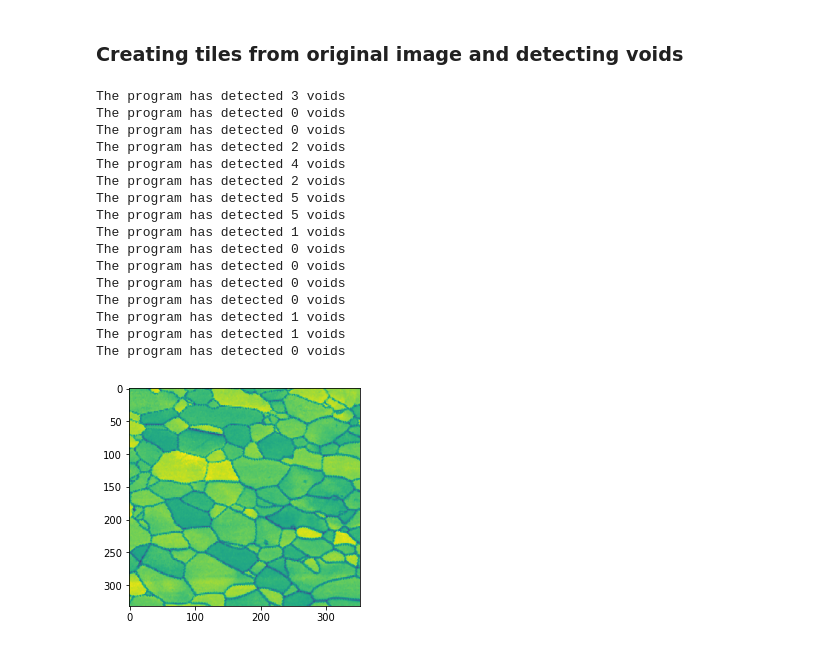
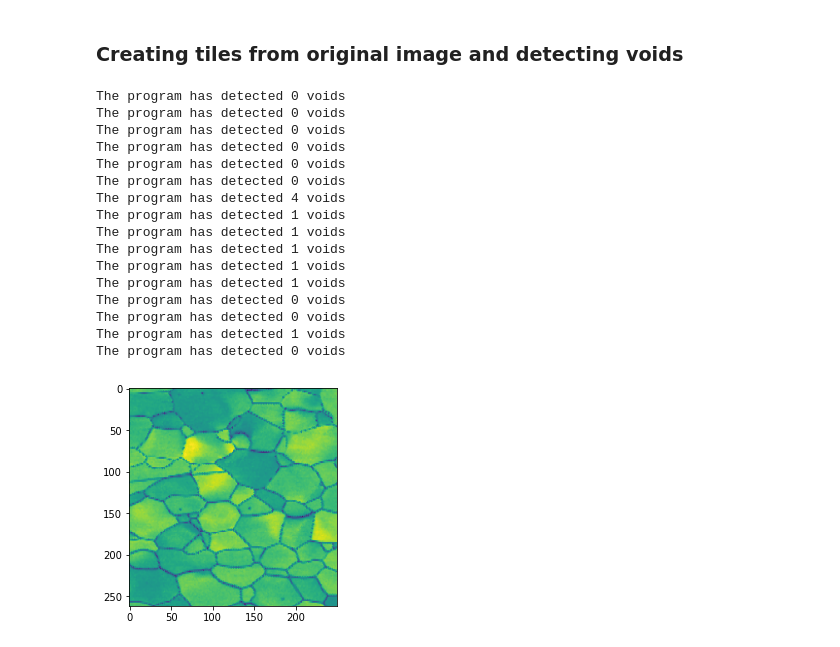
Before and after one commit to bruno-manoel-dbki/tantalum, a Jupyter notebook: source/Divide_et_Vince.ipynb, the cells around one changed output. Drawn from its saved outputs; the diff is of its cells as text; code cells hidden in the pictures.

```diff
--- a/source/Divide_et_Vince.ipynb
+++ b/source/Divide_et_Vince.ipynb
@@ -25,7 +26,7 @@ import find_voids as fv
 # %%
 
 folder = "../data/"
-file = "1_005"
+file = "1_001"
 path = folder + file
 
 #%%
@@ -58,3 +59,24 @@ df = pd.DataFrame(  data = sample,
                                "grain_right","grain_left"                             #20-21
                                ]
                  )
+# %%
+
+df_left = df[['left_phi1','left_PHI','left_phi2','grain_left']]
+df_left = df_left.rename(columns={"grain_left": "grain"})
+
+df_left = df_left[~df_left.grain.duplicated()].sort_values('grain')
+df_left = df_left.set_index('grain')
+
+
+
+df_right = df[['right_phi1','right_PHI','right_phi2','grain_right']]
+df_right = df_right.rename(columns={"grain_right": "grain"})
+
+df_right = df_right[~df_right.grain.duplicated()].sort_values('grain')
+df_right = df_right.set_index('grain')
+
+
+
+df_grains = df_left.join(df_right)
+
+df_grains_norm = (df_grains - df_grains.min()) / (df_grains.max() - df_grains.min())
@@ -60,0 +174,4 @@ df = pd.DataFrame(  data = sample,
+# %%
+for tile in tiles:
+#    centers, radii, vheight, image, drawing = fv.find_voids_2(tile)
+    plt.imshow(tile)
@@ -88,28 +218,28 @@ len(tiles)
 # %%
 
 grey_img = cv2.imread(path+ '.jpg', 0)
-grey_img = cv2.resize(gb_img,(width,height),interpolation = cv2.INTER_AREA)
+grey_img = cv2.resize(grey_img,(width,height),interpolation = cv2.INTER_AREA)
 
 tiles_grey = [grey_img[x:x+M,y:y+N] for x in range(0,grey_img.shape[0],M) for y in range(0,grey_img.shape[1],N)]
 
 for tile in tiles_grey:
     centers, radii, vheight, image, drawing = fv.find_voids_2(tile)
     plt.imshow(tile)
 # %% [output]
-The program has detected 3 voids
-The program has detected 0 voids
-The program has detected 0 voids
-The program has detected 2 voids
-The program has detected 4 voids
-The program has detected 2 voids
-The program has detected 5 voids
-The program has detected 5 voids
-The program has detected 1 voids
 The program has detected 0 voids
 The program has detected 0 voids
 The program has detected 0 voids
 The program has detected 0 voids
+The program has detected 0 voids
+The program has detected 0 voids
+The program has detected 4 voids
+The program has detected 1 voids
+The program has detected 1 voids
+The program has detected 1 voids
 The program has detected 1 voids
 The program has detected 1 voids
 The program has detected 0 voids
+The program has detected 0 voids
+The program has detected 1 voids
+The program has detected 0 voids
-[figure, old version]
+[figure, new version]
```
Also changed, not shown: parts of 6 cells of this notebook.
